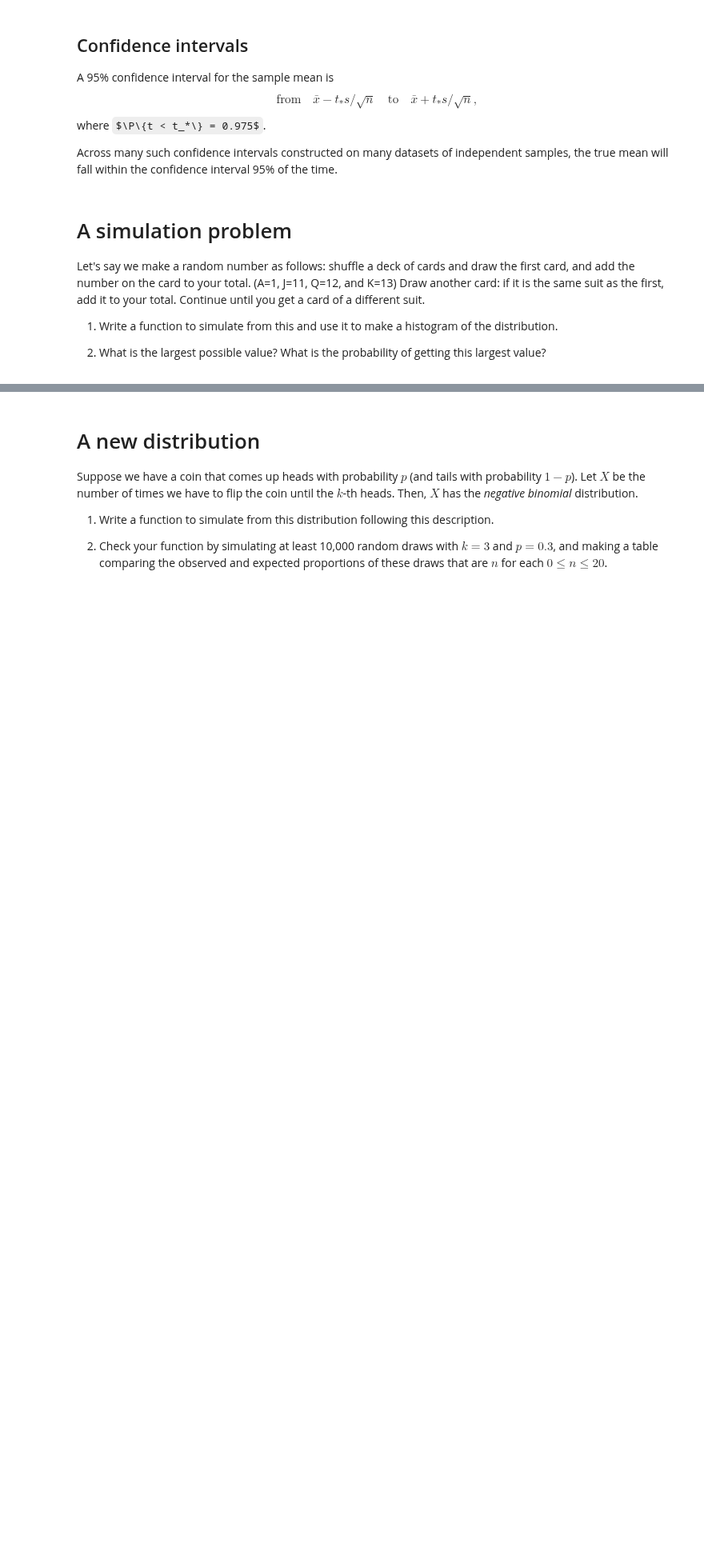
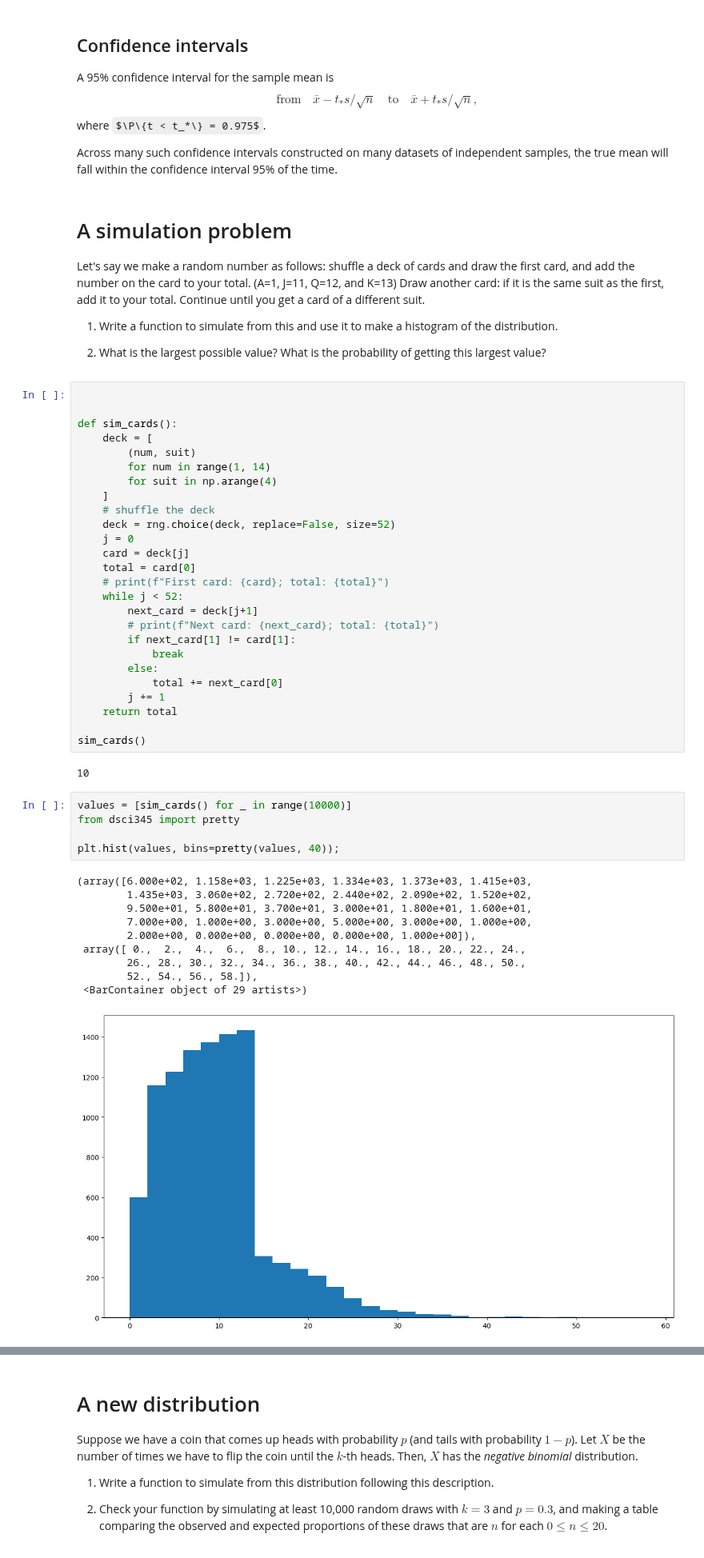
Before and after one commit to UOdsci/dsci345, a Jupyter notebook: class_material/slides/Week_05_Review.ipynb, the cells around one changed output, grey strips where cells are left out. Shown at 80% size. Drawn from its saved outputs; the diff is of its cells as text; some formulas as TeX source; blank space fills up the shorter version.

```diff
--- a/class_material/slides/Week_05_Review.ipynb
+++ b/class_material/slides/Week_05_Review.ipynb
@@ -216,3 +216,47 @@ Continue until you get a card of a different suit.
 
 2. What is the largest possible value?
     What is the probability of getting this largest value?
+# %%
+
+
+def sim_cards():
+    deck = [
+        (num, suit)
+        for num in range(1, 14)
+        for suit in np.arange(4)
+    ]
+    # shuffle the deck
+    deck = rng.choice(deck, replace=False, size=52)
+    j = 0
+    card = deck[j]
+    total = card[0]
+    # print(f"First card: {card}; total: {total}")
+    while j < 52:
+        next_card = deck[j+1]
+        # print(f"Next card: {next_card}; total: {total}")
+        if next_card[1] != card[1]:
+            break
+        else:
+            total += next_card[0]
+        j += 1
+    return total
+
+sim_cards()
+# %% [output]
+10
+# %%
+values = [sim_cards() for _ in range(10000)]
+from dsci345 import pretty
+
+plt.hist(values, bins=pretty(values, 40));
+# %% [output]
+(array([6.000e+02, 1.158e+03, 1.225e+03, 1.334e+03, 1.373e+03, 1.415e+03,
+        1.435e+03, 3.060e+02, 2.720e+02, 2.440e+02, 2.090e+02, 1.520e+02,
+        9.500e+01, 5.800e+01, 3.700e+01, 3.000e+01, 1.800e+01, 1.600e+01,
+        7.000e+00, 1.000e+00, 3.000e+00, 5.000e+00, 3.000e+00, 1.000e+00,
+        2.000e+00, 0.000e+00, 0.000e+00, 0.000e+00, 1.000e+00]),
+ array([ 0.,  2.,  4.,  6.,  8., 10., 12., 14., 16., 18., 20., 22., 24.,
+        26., 28., 30., 32., 34., 36., 38., 40., 42., 44., 46., 48., 50.,
+        52., 54., 56., 58.]),
+ <BarContainer object of 29 artists>)
+[figure, added]
```
Also changed, not shown: parts of 16 cells of this notebook, 1 other file.
